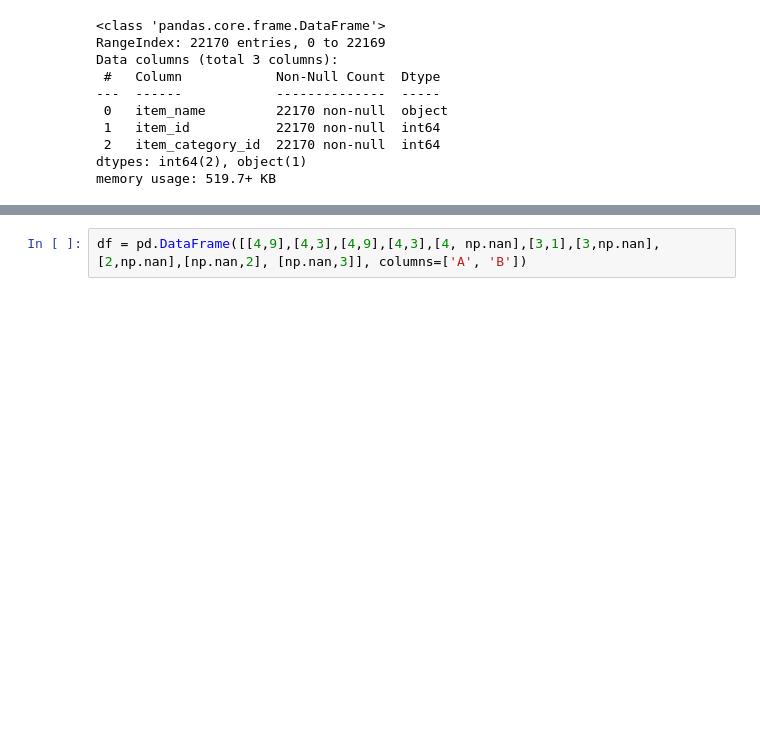
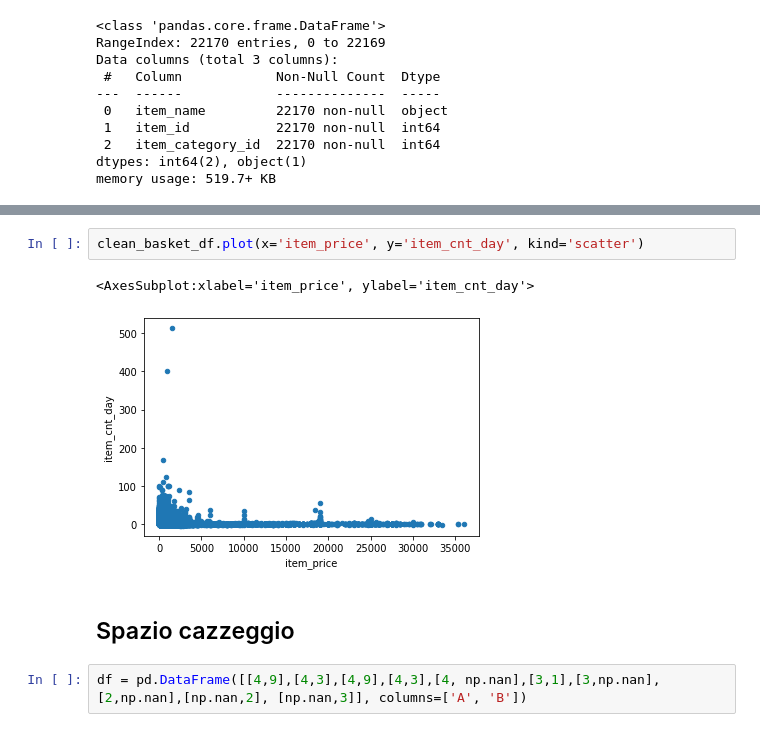
Before and after one commit to frankpietro/dm-project, a Jupyter notebook: dm.ipynb, the cells around one changed output, grey strips where cells are left out. Saved outputs shown, nothing was run; the diff lists cells and outputs as text; blank space fills up the shorter version.

```diff
--- a/dm.ipynb
+++ b/dm.ipynb
@@ -341,3 +467,10 @@ memory usage: 519.7+ KB
+# %%
+clean_basket_df.plot(x='item_price', y='item_cnt_day', kind='scatter')
+# %% [output]
+<AxesSubplot:xlabel='item_price', ylabel='item_cnt_day'>
+[figure, added]
+# %% [markdown]
+## Spazio cazzeggio
 # %%
 df = pd.DataFrame([[4,9],[4,3],[4,9],[4,3],[4, np.nan],[3,1],[3,np.nan],[2,np.nan],[np.nan,2], [np.nan,3]], columns=['A', 'B'])
 # %%
```
Also changed, not shown: parts of 24 cells of this notebook.
